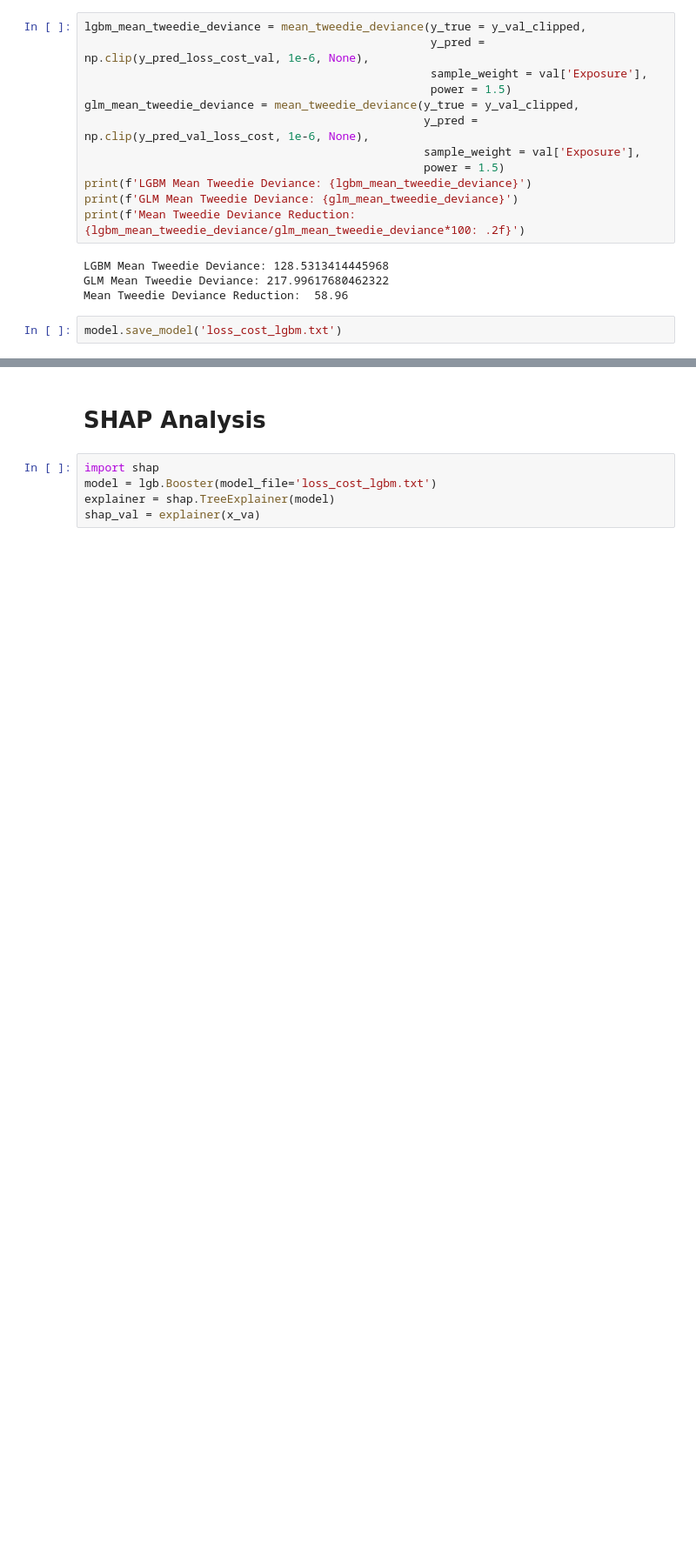
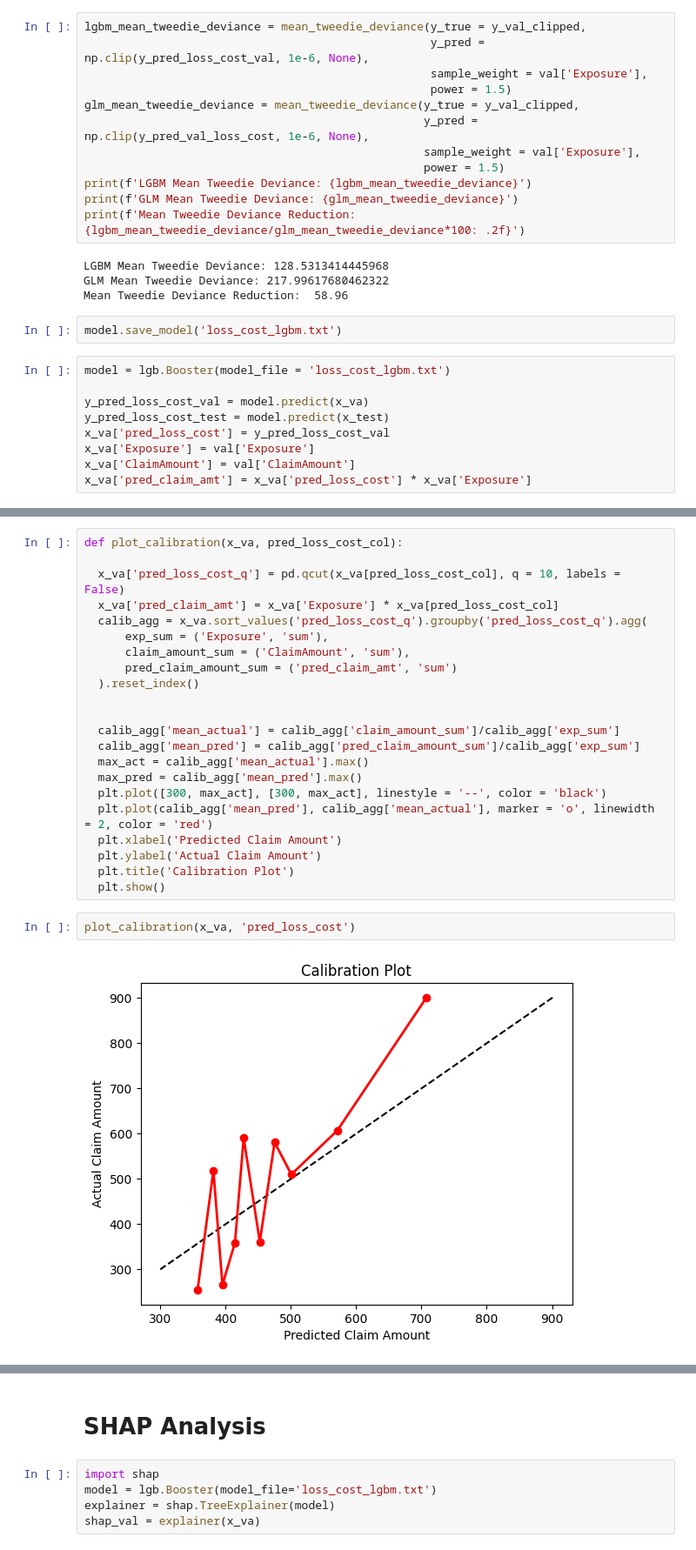
Before and after one commit to DSML12/End_to_End_Loss_Cost_Model, a Jupyter notebook: src/notebook/End_to_End_Loss_Cost_Modeling_LGBM_GLM.ipynb, the cells around one changed output, grey strips where cells are left out. Shown at 87% size. Drawn from its saved outputs; the diff is of its cells as text; blank space fills up the shorter version.

Commit message:
Added LGBM GLM SHAP, Pricing, Calibration notebook

```diff
--- a/src/notebook/End_to_End_Loss_Cost_Modeling_LGBM_GLM.ipynb
+++ b/src/notebook/End_to_End_Loss_Cost_Modeling_LGBM_GLM.ipynb
@@ -626,3 +626,12 @@ GLM Mean Tweedie Deviance: 217.99617680462322
 Mean Tweedie Deviance Reduction:  58.96
 # %%
 model.save_model('loss_cost_lgbm.txt')
+# %%
+model = lgb.Booster(model_file = 'loss_cost_lgbm.txt')
+
+y_pred_loss_cost_val = model.predict(x_va)
+y_pred_loss_cost_test = model.predict(x_test)
+x_va['pred_loss_cost'] = y_pred_loss_cost_val
+x_va['Exposure'] = val['Exposure']
+x_va['ClaimAmount'] = val['ClaimAmount']
+x_va['pred_claim_amt'] = x_va['pred_loss_cost'] * x_va['Exposure']
@@ -628,0 +642,26 @@ model.save_model('loss_cost_lgbm.txt')
+# %%
+def plot_calibration(x_va, pred_loss_cost_col):
+
+  x_va['pred_loss_cost_q'] = pd.qcut(x_va[pred_loss_cost_col], q = 10, labels = False)
+  x_va['pred_claim_amt'] = x_va['Exposure'] * x_va[pred_loss_cost_col]
+  calib_agg = x_va.sort_values('pred_loss_cost_q').groupby('pred_loss_cost_q').agg(
+      exp_sum = ('Exposure', 'sum'),
+      claim_amount_sum = ('ClaimAmount', 'sum'),
+      pred_claim_amount_sum = ('pred_claim_amt', 'sum')
+  ).reset_index()
+
+
+  calib_agg['mean_actual'] = calib_agg['claim_amount_sum']/calib_agg['exp_sum']
+  calib_agg['mean_pred'] = calib_agg['pred_claim_amount_sum']/calib_agg['exp_sum']
+  max_act = calib_agg['mean_actual'].max()
+  max_pred = calib_agg['mean_pred'].max()
+  plt.plot([300, max_act], [300, max_act], linestyle = '--', color = 'black')
+  plt.plot(calib_agg['mean_pred'], calib_agg['mean_actual'], marker = 'o', linewidth = 2, color = 'red')
+  plt.xlabel('Predicted Claim Amount')
+  plt.ylabel('Actual Claim Amount')
+  plt.title('Calibration Plot')
+  plt.show()
+# %%
+plot_calibration(x_va, 'pred_loss_cost')
+# %% [output]
+[figure, added]
```
Also changed, not shown: parts of 41 cells of this notebook.
